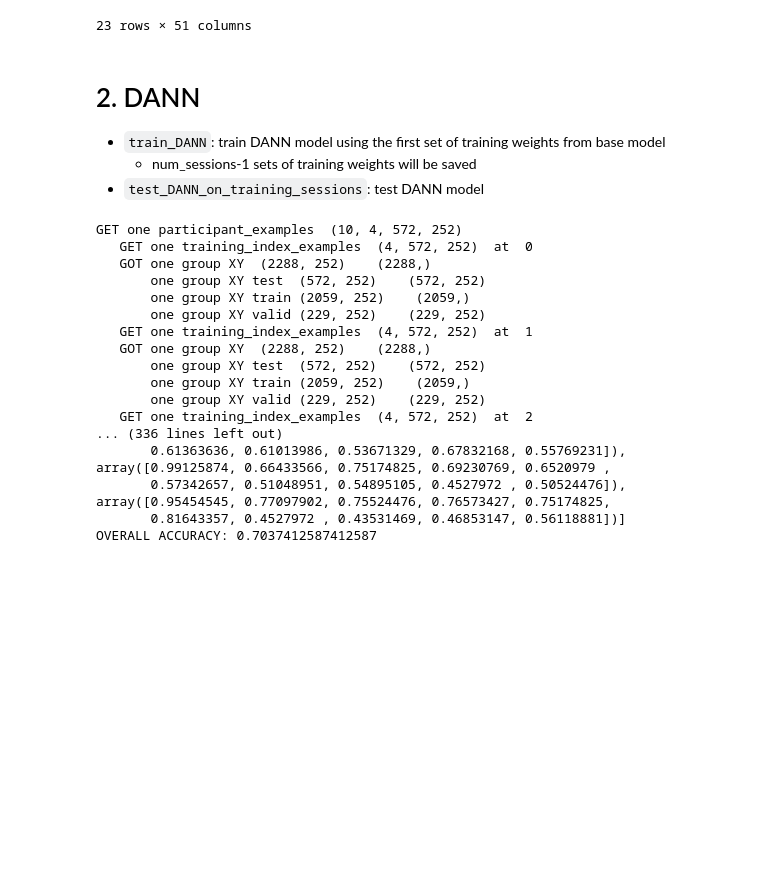
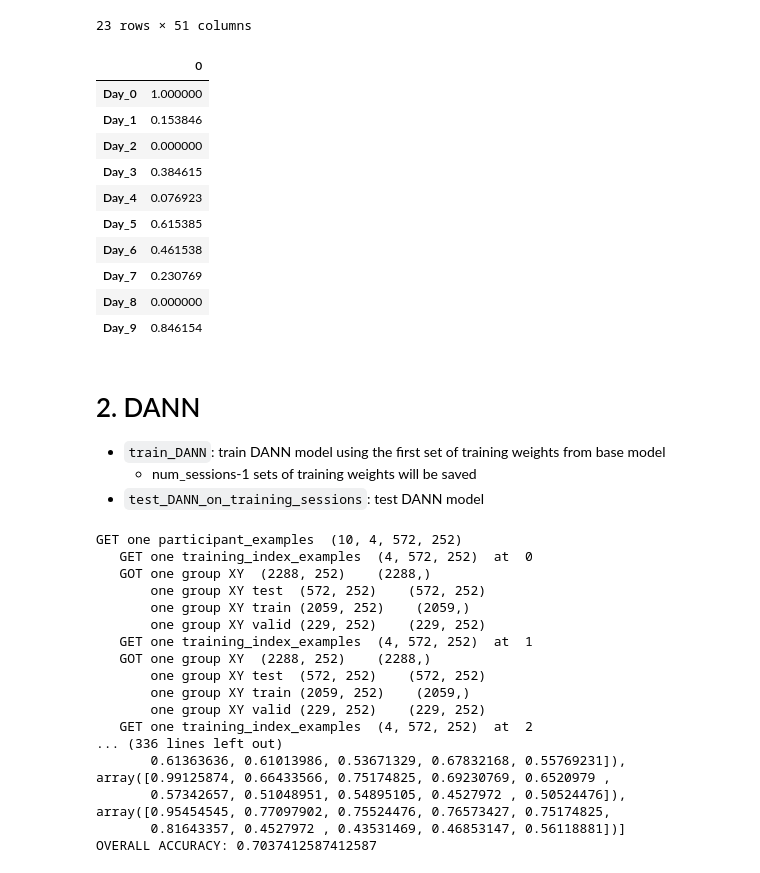
Before and after one commit to aonai/long_term_myo_notes, a Jupyter notebook: test_code/myo_result_across_days_loc0.ipynb, the cells around one changed output. Cells and saved outputs as stored; diff of their text form; code cells hidden in the pictures; blank space fills up the shorter version.

```diff
--- a/test_code/myo_result_across_days_loc0.ipynb
+++ b/test_code/myo_result_across_days_loc0.ipynb
@@ -219,6 +219,22 @@ accuracies_gestures =  (22, 50)
 | 21 | M21 | 1.000000 | 1.000000 | 1.000000 | 0.846154 | 0.000000 | ... |
 | 22 | Mean | 0.991259 | 0.784965 | 0.634615 | 0.784965 | 0.664336 | ... |
 23 rows × 51 columns
+# %%
+df_g4_TSD = pd.DataFrame(list(df.iloc[4,:11][1:]))
+df_g4_TSD.index=[f'Day_{i}' for i in range(10)]
+display(df_g4_TSD)
+# %% [output]
+|  | 0 |
+| Day_0 | 1.000000 |
+| Day_1 | 0.153846 |
+| Day_2 | 0.000000 |
+| Day_3 | 0.384615 |
+| Day_4 | 0.076923 |
+| Day_5 | 0.615385 |
+| Day_6 | 0.461538 |
+| Day_7 | 0.230769 |
+| Day_8 | 0.000000 |
+| Day_9 | 0.846154 |
 # %% [markdown]
 # 2. DANN
 * `train_DANN`: train DANN model using the first set of training weights from base model
```
Also changed, not shown: parts of 5 cells of this notebook, 6 other files.
